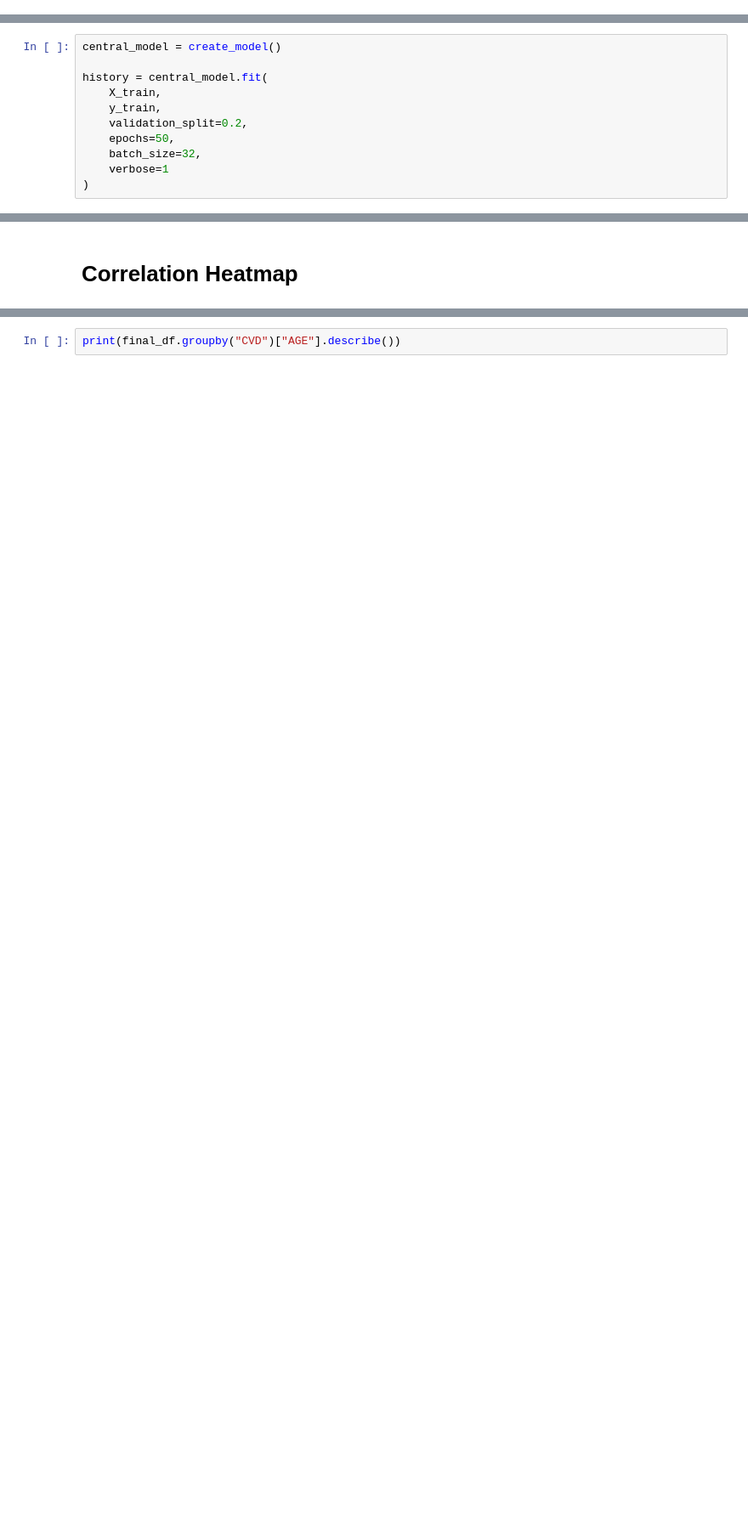
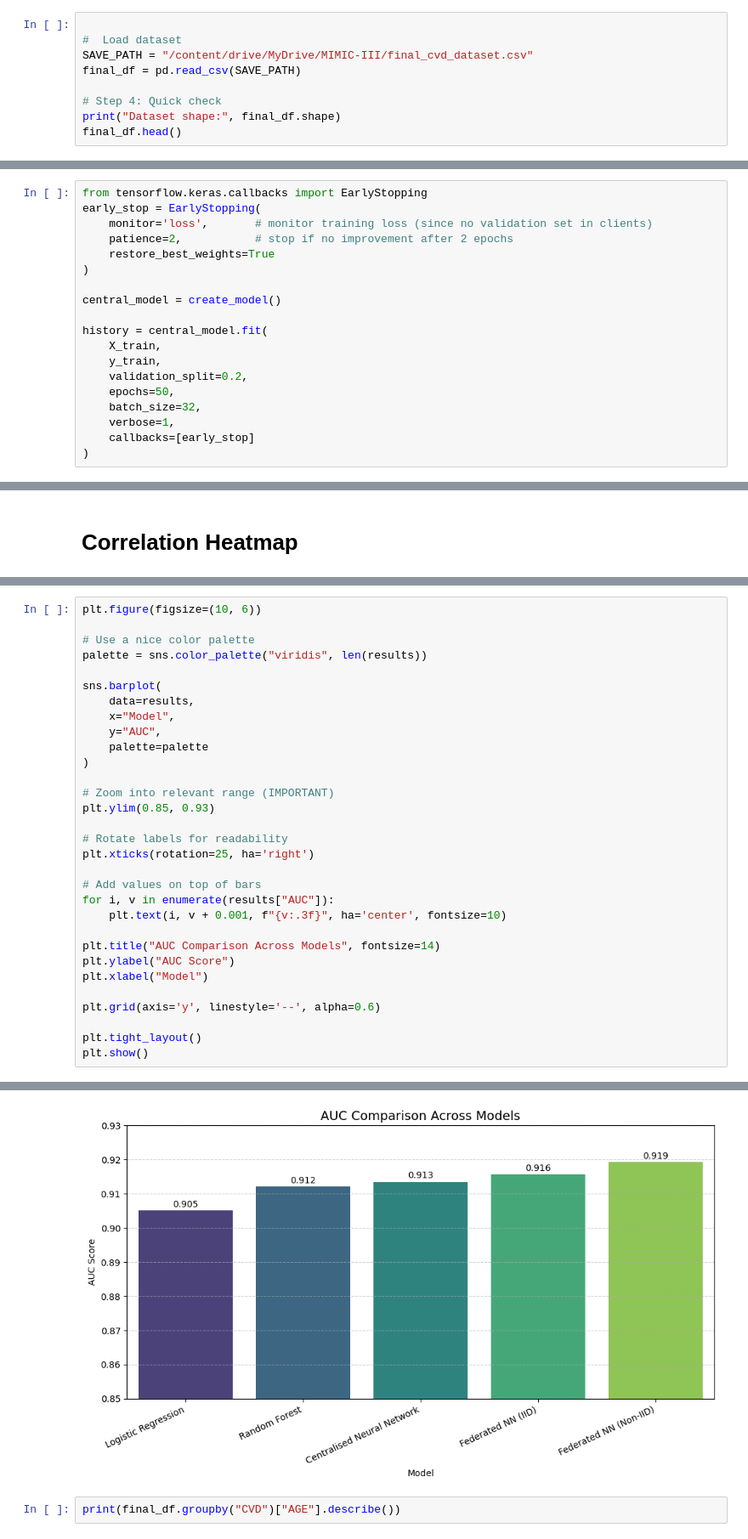
Before and after one commit to mynameisnitya/Federated-LEarning-for-CVD-Prediction, a Jupyter notebook: 01_MIMIC_Exploration_CVD.ipynb, the cells around one changed output, grey strips where cells are left out. Shown at 85% size. Saved outputs shown, nothing was run; the diff lists cells and outputs as text; blank space fills up the shorter version.

Commit message:
Updated fedrated learning training

```diff
--- a/01_MIMIC_Exploration_CVD.ipynb
+++ b/01_MIMIC_Exploration_CVD.ipynb
@@ -797,0 +853,9 @@ final_df.head()
+# %%
+
+#  Load dataset
+SAVE_PATH = "/content/drive/MyDrive/MIMIC-III/final_cvd_dataset.csv"
+final_df = pd.read_csv(SAVE_PATH)
+
+# Step 4: Quick check
+print("Dataset shape:", final_df.shape)
+final_df.head()
@@ -1576,4 +1087,11 @@ plt.show()
 # %%
+from tensorflow.keras.callbacks import EarlyStopping
+early_stop = EarlyStopping(
+    monitor='loss',       # monitor training loss (since no validation set in clients)
+    patience=2,           # stop if no improvement after 2 epochs
+    restore_best_weights=True
+)
+
 central_model = create_model()
 
 history = central_model.fit(
@@ -1582,7 +1100,8 @@ history = central_model.fit(
     validation_split=0.2,
     epochs=50,
     batch_size=32,
-    verbose=1
+    verbose=1,
+    callbacks=[early_stop]
 )
 # %% [output]
 Epoch 1/50
@@ -1936,0 +1995,32 @@ plt.show()
+# %%
+plt.figure(figsize=(10, 6))
+
+# Use a nice color palette
+palette = sns.color_palette("viridis", len(results))
+
+sns.barplot(
+    data=results,
+    x="Model",
+    y="AUC",
+    palette=palette
+)
+
+# Zoom into relevant range (IMPORTANT)
+plt.ylim(0.85, 0.93)
+
+# Rotate labels for readability
+plt.xticks(rotation=25, ha='right')
+
+# Add values on top of bars
+for i, v in enumerate(results["AUC"]):
+    plt.text(i, v + 0.001, f"{v:.3f}", ha='center', fontsize=10)
+
+plt.title("AUC Comparison Across Models", fontsize=14)
+plt.ylabel("AUC Score")
+plt.xlabel("Model")
+
+plt.grid(axis='y', linestyle='--', alpha=0.6)
+
+plt.tight_layout()
+plt.show()
+# %% [output]
@@ -1937,3 +2030,4 @@ plt.show()
+[figure, added]
 # %%
 print(final_df.groupby("CVD")["AGE"].describe())
 # %% [output]
```
Also changed, not shown: parts of 86 cells of this notebook.
